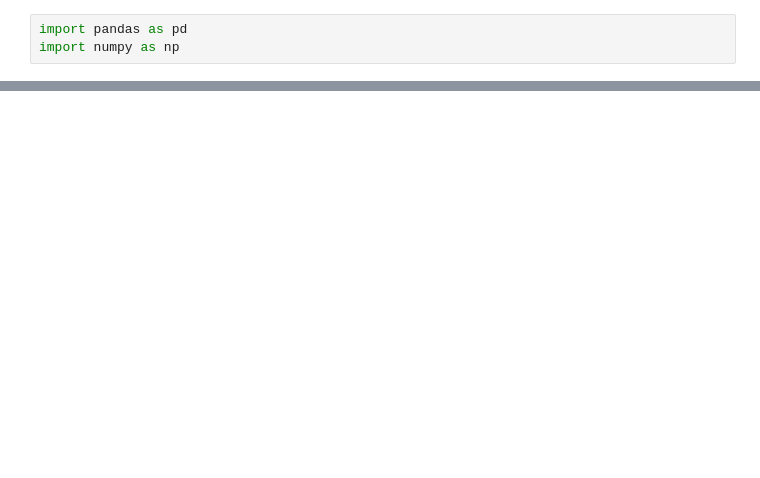
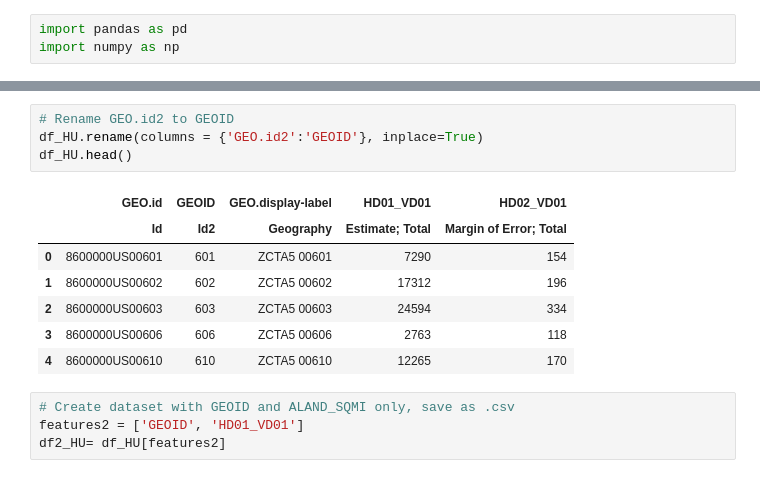
Before and after one commit to sarahrustan/DSE200x-, a Jupyter notebook: DSE200x_FinalProjectWKNG.ipynb, the cells around one changed output, grey strips where cells are left out. Cells and saved outputs as stored; diff of their text form; blank space fills up the shorter version.

```diff
--- a/DSE200x_FinalProjectWKNG.ipynb
+++ b/DSE200x_FinalProjectWKNG.ipynb
@@ -189,0 +278,16 @@ Name: Vpostal, Length: 1200, dtype: object
+# %%
+# Rename GEO.id2 to GEOID
+df_HU.rename(columns = {'GEO.id2':'GEOID'}, inplace=True)
+df_HU.head()
+# %% [output]
+|  | GEO.id | GEOID | GEO.display-label | HD01_VD01 | HD02_VD01 |
+|  | Id | Id2 | Geography | Estimate; Total | Margin of Error; Total |
+| 0 | 8600000US00601 | 601 | ZCTA5 00601 | 7290 | 154 |
+| 1 | 8600000US00602 | 602 | ZCTA5 00602 | 17312 | 196 |
+| 2 | 8600000US00603 | 603 | ZCTA5 00603 | 24594 | 334 |
+| 3 | 8600000US00606 | 606 | ZCTA5 00606 | 2763 | 118 |
+| 4 | 8600000US00610 | 610 | ZCTA5 00610 | 12265 | 170 |
+# %%
+# Create dataset with GEOID and ALAND_SQMI only, save as .csv
+features2 = ['GEOID', 'HD01_VD01']
+df2_HU= df_HU[features2]
```
Also changed, not shown: parts of 55 cells of this notebook.
